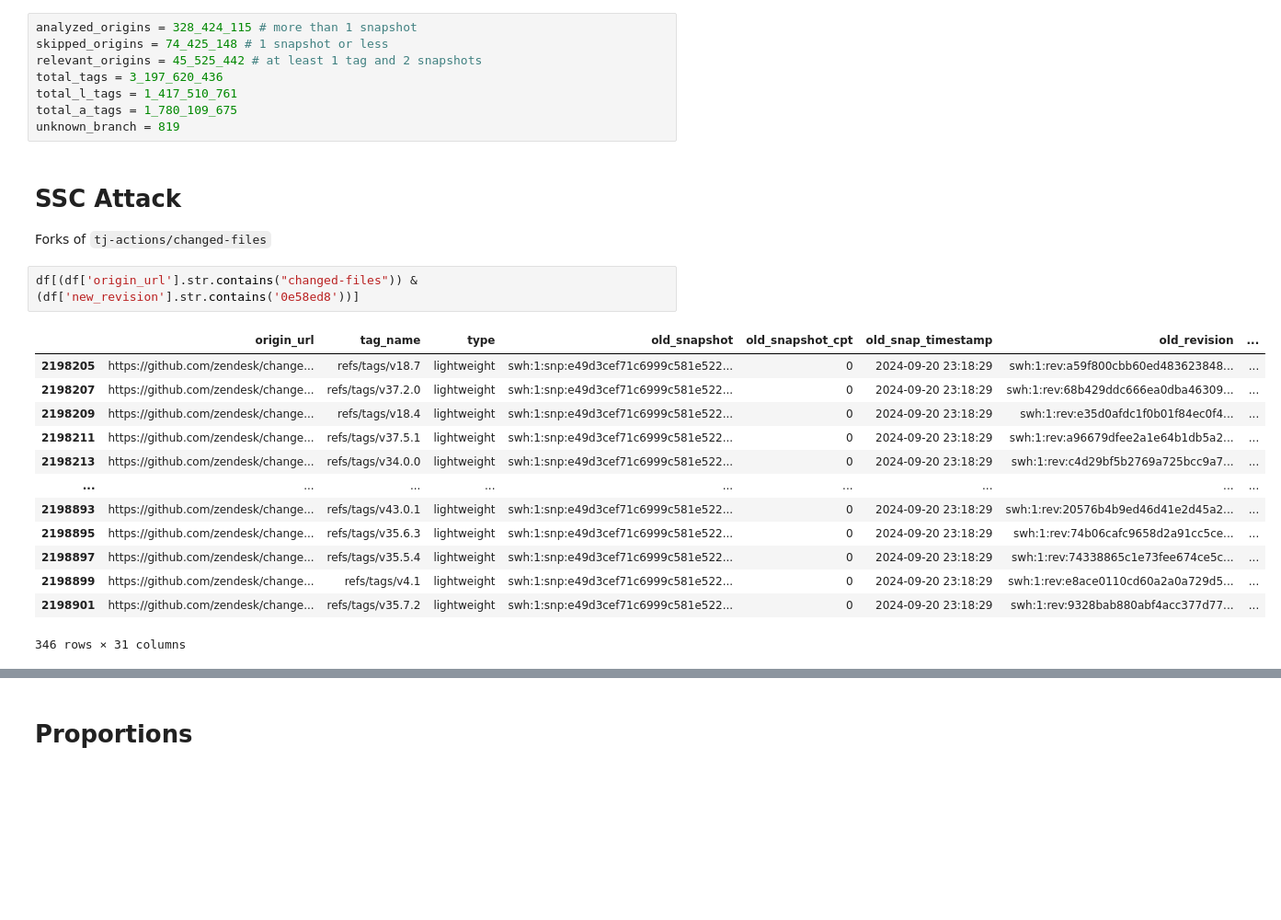
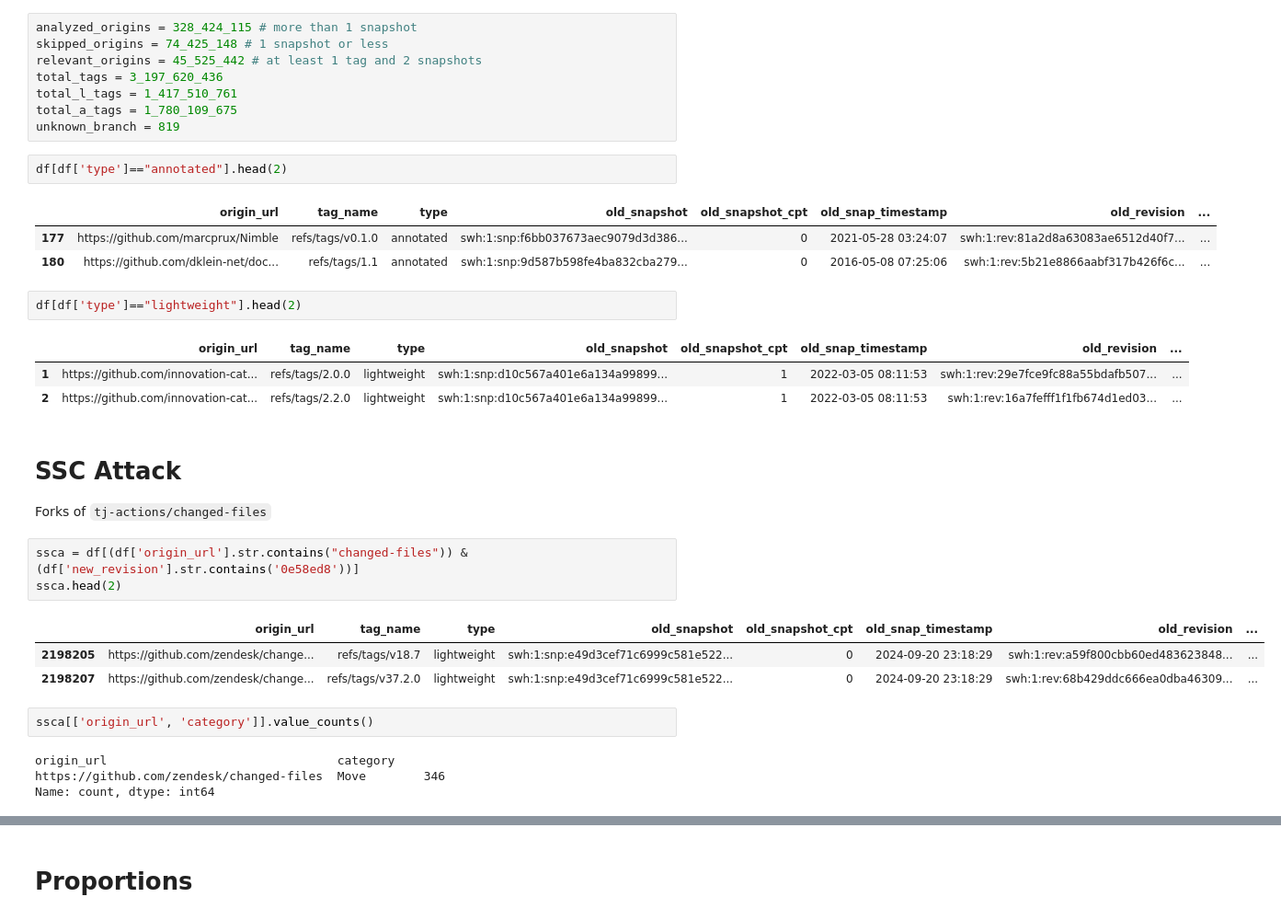
Before and after one commit to srapaport/tags-alterations, a Jupyter notebook: notebooks/quantitative.ipynb, the cells around one changed output, grey strips where cells are left out. Shown at 92% size. Saved outputs shown, nothing was run; the diff lists cells and outputs as text; blank space fills up the shorter version.

```diff
--- a/notebooks/quantitative.ipynb
+++ b/notebooks/quantitative.ipynb
@@ -38,23 +38,32 @@ total_tags = 3_197_620_436
 total_l_tags = 1_417_510_761
 total_a_tags = 1_780_109_675
 unknown_branch = 819
+# %%
+df[df['type']=="annotated"].head(2)
+# %% [output]
+|  | origin_url | tag_name | type | old_snapshot | old_snapshot_cpt | old_snap_timestamp | old_revision | ... |
+| 177 | https://github.com/marcprux/Nimble | refs/tags/v0.1.0 | annotated | swh:1:snp:f6bb037673aec9079d3d386... | 0 | 2021-05-28 03:24:07 | swh:1:rev:81a2d8a63083ae6512d40f7... | ... |
+| 180 | https://github.com/dklein-net/doc... | refs/tags/1.1 | annotated | swh:1:snp:9d587b598fe4ba832cba279... | 0 | 2016-05-08 07:25:06 | swh:1:rev:5b21e8866aabf317b426f6c... | ... |
+# %%
+df[df['type']=="lightweight"].head(2)
+# %% [output]
+|  | origin_url | tag_name | type | old_snapshot | old_snapshot_cpt | old_snap_timestamp | old_revision | ... |
+| 1 | https://github.com/innovation-cat... | refs/tags/2.0.0 | lightweight | swh:1:snp:d10c567a401e6a134a99899... | 1 | 2022-03-05 08:11:53 | swh:1:rev:29e7fce9fc88a55bdafb507... | ... |
+| 2 | https://github.com/innovation-cat... | refs/tags/2.2.0 | lightweight | swh:1:snp:d10c567a401e6a134a99899... | 1 | 2022-03-05 08:11:53 | swh:1:rev:16a7fefff1f1fb674d1ed03... | ... |
 # %% [markdown]
 # SSC Attack
 
 Forks of `tj-actions/changed-files`
 # %%
-df[(df['origin_url'].str.contains("changed-files")) & (df['new_revision'].str.contains('0e58ed8'))]
+ssca = df[(df['origin_url'].str.contains("changed-files")) & (df['new_revision'].str.contains('0e58ed8'))]
+ssca.head(2)
 # %% [output]
 |  | origin_url | tag_name | type | old_snapshot | old_snapshot_cpt | old_snap_timestamp | old_revision | ... |
 | 2198205 | https://github.com/zendesk/change... | refs/tags/v18.7 | lightweight | swh:1:snp:e49d3cef71c6999c581e522... | 0 | 2024-09-20 23:18:29 | swh:1:rev:a59f800cbb60ed483623848... | ... |
 | 2198207 | https://github.com/zendesk/change... | refs/tags/v37.2.0 | lightweight | swh:1:snp:e49d3cef71c6999c581e522... | 0 | 2024-09-20 23:18:29 | swh:1:rev:68b429ddc666ea0dba46309... | ... |
-| 2198209 | https://github.com/zendesk/change... | refs/tags/v18.4 | lightweight | swh:1:snp:e49d3cef71c6999c581e522... | 0 | 2024-09-20 23:18:29 | swh:1:rev:e35d0afdc1f0b01f84ec0f4... | ... |
-| 2198211 | https://github.com/zendesk/change... | refs/tags/v37.5.1 | lightweight | swh:1:snp:e49d3cef71c6999c581e522... | 0 | 2024-09-20 23:18:29 | swh:1:rev:a96679dfee2a1e64b1db5a2... | ... |
-| 2198213 | https://github.com/zendesk/change... | refs/tags/v34.0.0 | lightweight | swh:1:snp:e49d3cef71c6999c581e522... | 0 | 2024-09-20 23:18:29 | swh:1:rev:c4d29bf5b2769a725bcc9a7... | ... |
-| ... | ... | ... | ... | ... | ... | ... | ... | ... |
-| 2198893 | https://github.com/zendesk/change... | refs/tags/v43.0.1 | lightweight | swh:1:snp:e49d3cef71c6999c581e522... | 0 | 2024-09-20 23:18:29 | swh:1:rev:20576b4b9ed46d41e2d45a2... | ... |
-| 2198895 | https://github.com/zendesk/change... | refs/tags/v35.6.3 | lightweight | swh:1:snp:e49d3cef71c6999c581e522... | 0 | 2024-09-20 23:18:29 | swh:1:rev:74b06cafc9658d2a91cc5ce... | ... |
-| 2198897 | https://github.com/zendesk/change... | refs/tags/v35.5.4 | lightweight | swh:1:snp:e49d3cef71c6999c581e522... | 0 | 2024-09-20 23:18:29 | swh:1:rev:74338865c1e73fee674ce5c... | ... |
-| 2198899 | https://github.com/zendesk/change... | refs/tags/v4.1 | lightweight | swh:1:snp:e49d3cef71c6999c581e522... | 0 | 2024-09-20 23:18:29 | swh:1:rev:e8ace0110cd60a2a0a729d5... | ... |
-| 2198901 | https://github.com/zendesk/change... | refs/tags/v35.7.2 | lightweight | swh:1:snp:e49d3cef71c6999c581e522... | 0 | 2024-09-20 23:18:29 | swh:1:rev:9328bab880abf4acc377d77... | ... |
-346 rows × 31 columns
+# %%
+ssca[['origin_url', 'category']].value_counts()
+# %% [output]
+origin_url                                category
+https://github.com/zendesk/changed-files  Move        346
+Name: count, dtype: int64
```
Also changed, not shown: parts of 23 cells of this notebook.
